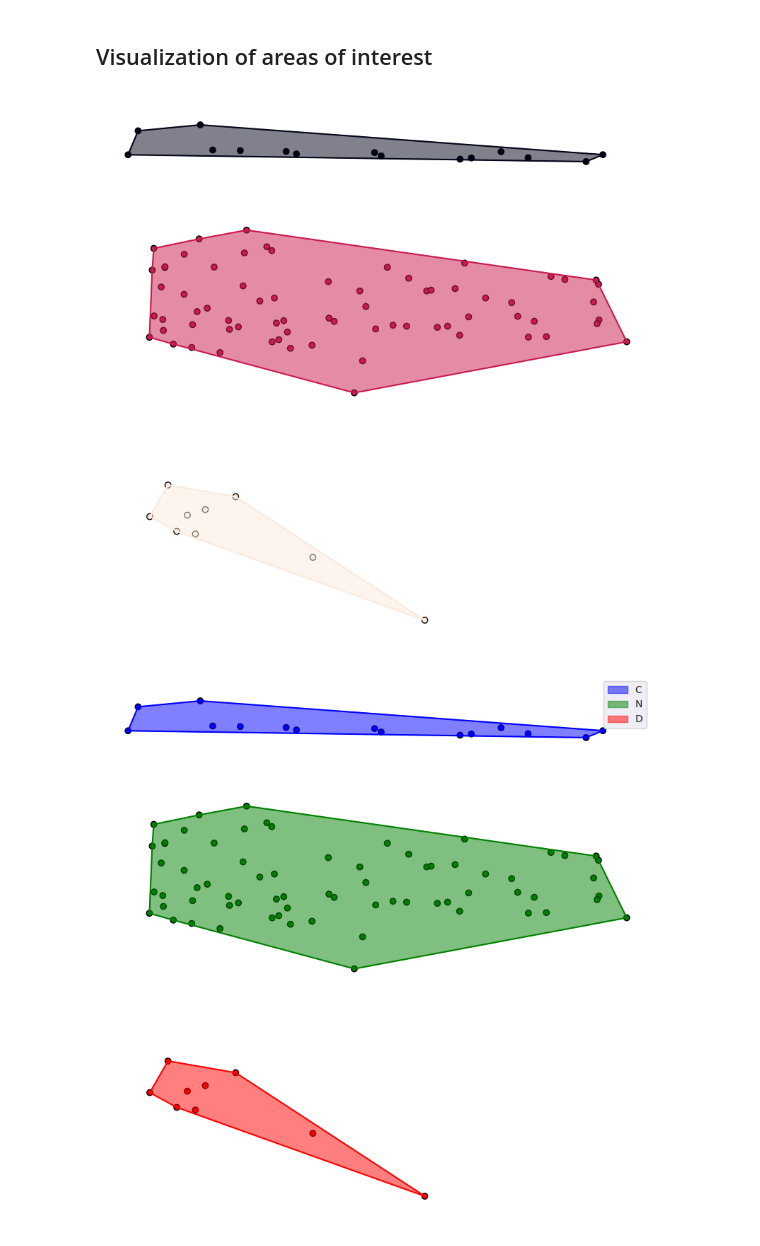
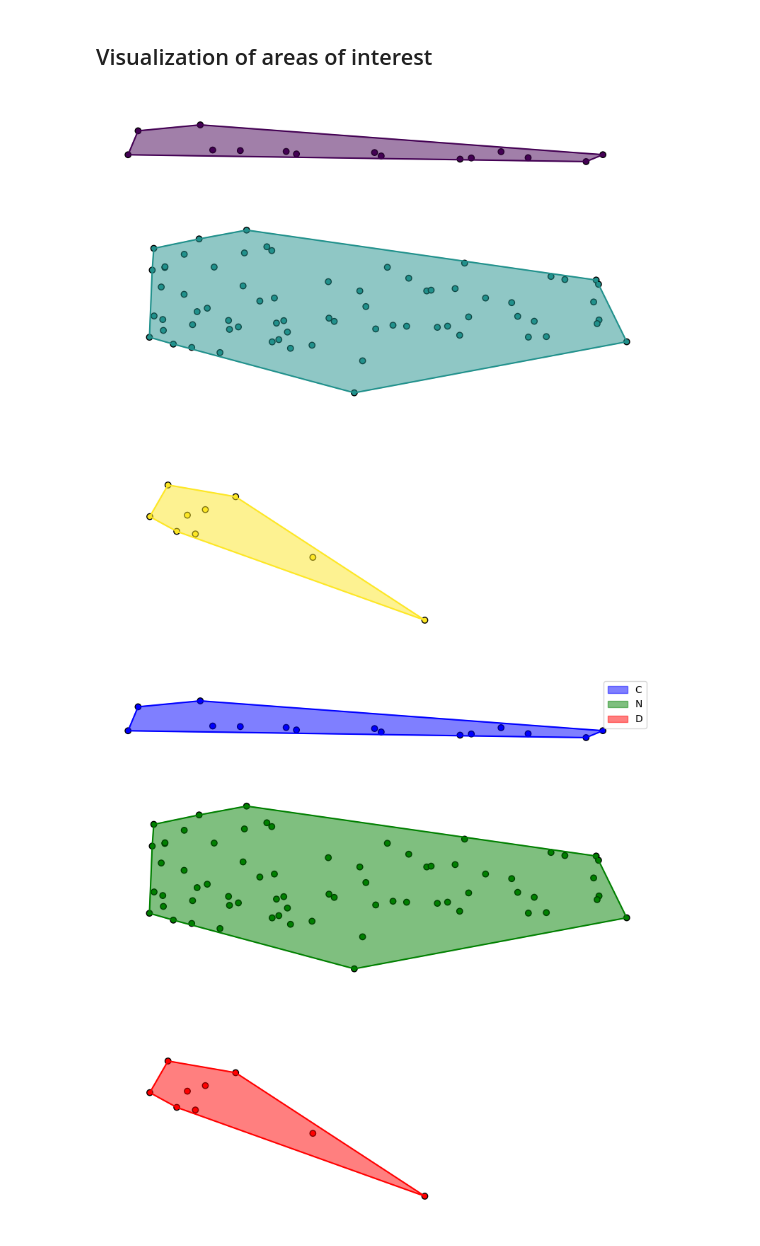
Before and after one commit to hse-scila/EyeFeatures, a Jupyter notebook: eyetracking/visualization/visualization_test.ipynb, the cells around one changed output. Drawn from its saved outputs; the diff is of its cells as text; code cells hidden in the pictures.

Commit message:
Some fixes in get_visualizations

```diff
--- a/eyetracking/visualization/visualization_test.ipynb
+++ b/eyetracking/visualization/visualization_test.ipynb
@@ -31,9 +28,9 @@ baseline_visualization(data, 'norm_pos_x', 'norm_pos_y', return_ndarray=False)
 # %% [markdown]
 ## Visualization of areas of interest
 # %%
-arr = aoi_visualization(data, 'norm_pos_x', 'norm_pos_y', "AOI", return_ndarray=False)
+arr = aoi_visualization(data, 'norm_pos_x', 'norm_pos_y', aoi="AOI", return_ndarray=False)
 # %% [output]
-[figure, old version]
+[figure, new version]
 # %%
 scanpath_visualization(data, "norm_pos_x", "norm_pos_y", aoi='AOI', show_legend=True, show_hull=True, only_points=True, aoi_c={'C':'blue', 'N':'green', 'D':'red'}, return_ndarray=False)
 # %% [output]
```
Also changed, not shown: parts of 3 cells of this notebook, 1 other file.
